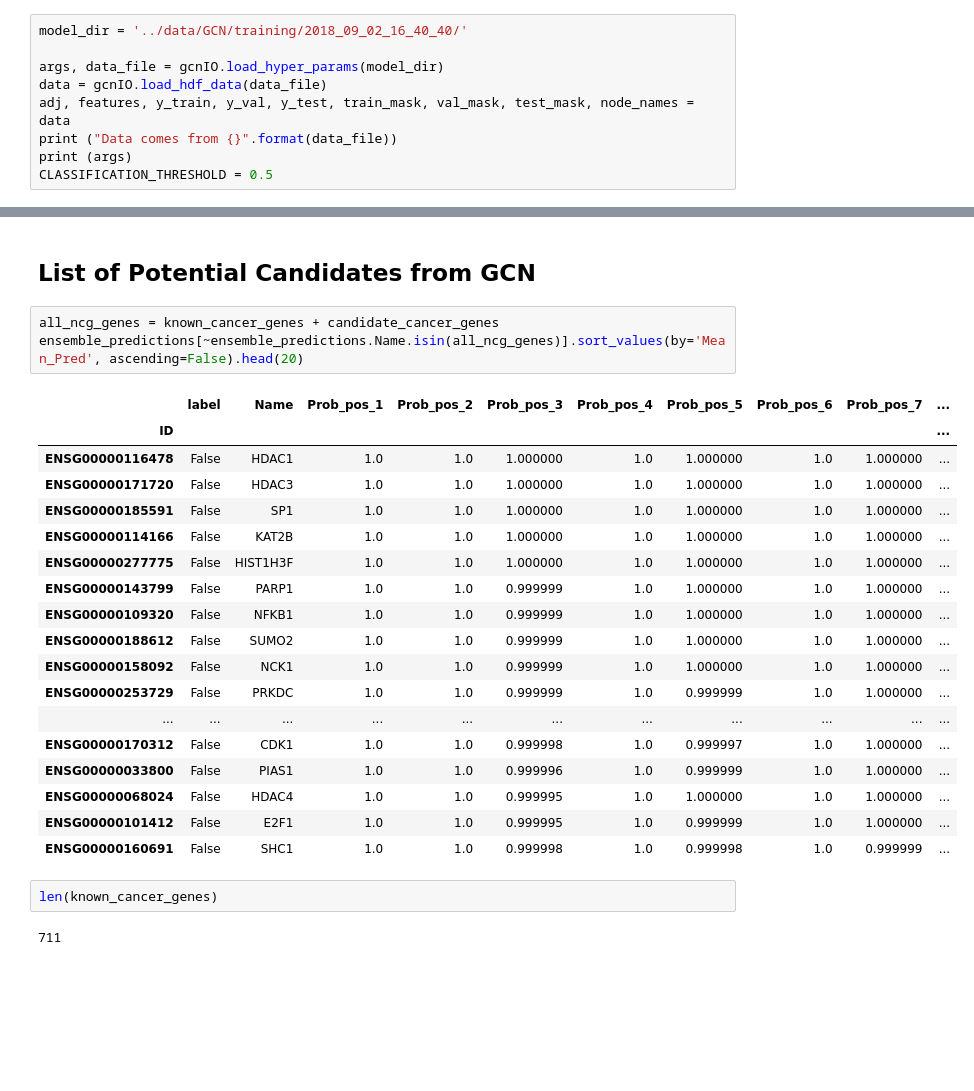
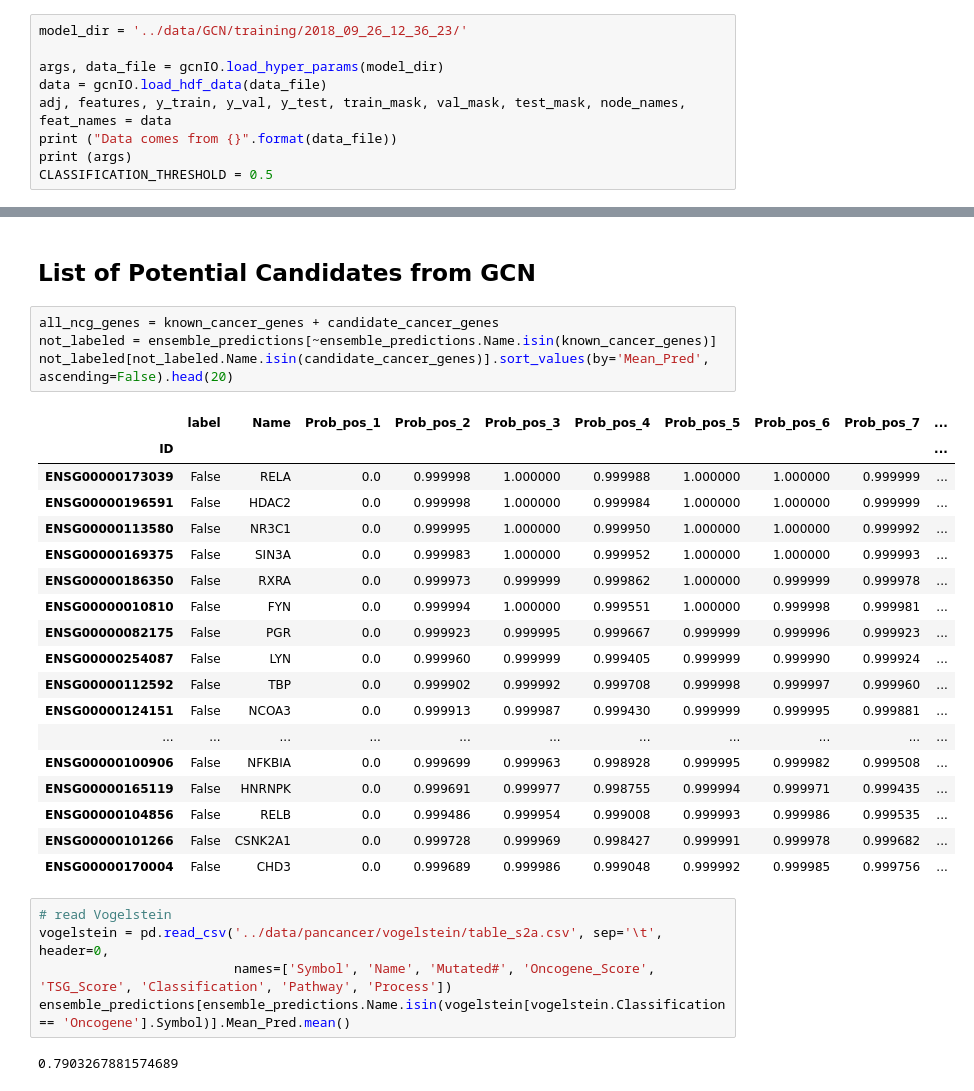
Before and after one commit to schulter/EMOGI, a Jupyter notebook: GCN/cv_performance.ipynb, the cells around one changed output, grey strips where cells are left out. Drawn from its saved outputs; the diff is of its cells as text; blank space fills up the shorter version.

```diff
--- a/GCN/cv_performance.ipynb
+++ b/GCN/cv_performance.ipynb
@@ -15,11 +15,11 @@ plt.rc('font', family='Times New Roman')
 import matplotlib_venn
 %matplotlib inline
 # %%
-model_dir = '../data/GCN/training/2018_09_02_16_40_40/'
+model_dir = '../data/GCN/training/2018_09_26_12_36_23/'
 
 args, data_file = gcnIO.load_hyper_params(model_dir)
 data = gcnIO.load_hdf_data(data_file)
-adj, features, y_train, y_val, y_test, train_mask, val_mask, test_mask, node_names = data
+adj, features, y_train, y_val, y_test, train_mask, val_mask, test_mask, node_names, feat_names = data
 print ("Data comes from {}".format(data_file))
 print (args)
 CLASSIFICATION_THRESHOLD = 0.5
@@ -241,27 +252,31 @@ fig.savefig(os.path.join(model_dir, 'overlap_NCG_genes.png'), dpi=300)
 ## List of Potential Candidates from GCN
 # %%
 all_ncg_genes = known_cancer_genes + candidate_cancer_genes
-ensemble_predictions[~ensemble_predictions.Name.isin(all_ncg_genes)].sort_values(by='Mean_Pred', ascending=False).head(20)
+not_labeled = ensemble_predictions[~ensemble_predictions.Name.isin(known_cancer_genes)]
+not_labeled[not_labeled.Name.isin(candidate_cancer_genes)].sort_values(by='Mean_Pred', ascending=False).head(20)
 # %% [output]
 |  | label | Name | Prob_pos_1 | Prob_pos_2 | Prob_pos_3 | Prob_pos_4 | Prob_pos_5 | Prob_pos_6 | Prob_pos_7 | ... |
 | ID |  |  |  |  |  |  |  |  |  | ... |
-| ENSG00000116478 | False | HDAC1 | 1.0 | 1.0 | 1.000000 | 1.0 | 1.000000 | 1.0 | 1.000000 | ... |
-| ENSG00000171720 | False | HDAC3 | 1.0 | 1.0 | 1.000000 | 1.0 | 1.000000 | 1.0 | 1.000000 | ... |
-| ENSG00000185591 | False | SP1 | 1.0 | 1.0 | 1.000000 | 1.0 | 1.000000 | 1.0 | 1.000000 | ... |
-| ENSG00000114166 | False | KAT2B | 1.0 | 1.0 | 1.000000 | 1.0 | 1.000000 | 1.0 | 1.000000 | ... |
-| ENSG00000277775 | False | HIST1H3F | 1.0 | 1.0 | 1.000000 | 1.0 | 1.000000 | 1.0 | 1.000000 | ... |
-| ENSG00000143799 | False | PARP1 | 1.0 | 1.0 | 0.999999 | 1.0 | 1.000000 | 1.0 | 1.000000 | ... |
-| ENSG00000109320 | False | NFKB1 | 1.0 | 1.0 | 0.999999 | 1.0 | 1.000000 | 1.0 | 1.000000 | ... |
-| ENSG00000188612 | False | SUMO2 | 1.0 | 1.0 | 0.999999 | 1.0 | 1.000000 | 1.0 | 1.000000 | ... |
-| ENSG00000158092 | False | NCK1 | 1.0 | 1.0 | 0.999999 | 1.0 | 1.000000 | 1.0 | 1.000000 | ... |
-| ENSG00000253729 | False | PRKDC | 1.0 | 1.0 | 0.999999 | 1.0 | 0.999999 | 1.0 | 1.000000 | ... |
+| ENSG00000173039 | False | RELA | 0.0 | 0.999998 | 1.000000 | 0.999988 | 1.000000 | 1.000000 | 0.999999 | ... |
+| ENSG00000196591 | False | HDAC2 | 0.0 | 0.999998 | 1.000000 | 0.999984 | 1.000000 | 1.000000 | 0.999999 | ... |
+| ENSG00000113580 | False | NR3C1 | 0.0 | 0.999995 | 1.000000 | 0.999950 | 1.000000 | 1.000000 | 0.999992 | ... |
+| ENSG00000169375 | False | SIN3A | 0.0 | 0.999983 | 1.000000 | 0.999952 | 1.000000 | 1.000000 | 0.999993 | ... |
+| ENSG00000186350 | False | RXRA | 0.0 | 0.999973 | 0.999999 | 0.999862 | 1.000000 | 0.999999 | 0.999978 | ... |
+| ENSG00000010810 | False | FYN | 0.0 | 0.999994 | 1.000000 | 0.999551 | 1.000000 | 0.999998 | 0.999981 | ... |
+| ENSG00000082175 | False | PGR | 0.0 | 0.999923 | 0.999995 | 0.999667 | 0.999999 | 0.999996 | 0.999923 | ... |
+| ENSG00000254087 | False | LYN | 0.0 | 0.999960 | 0.999999 | 0.999405 | 0.999999 | 0.999990 | 0.999924 | ... |
+| ENSG00000112592 | False | TBP | 0.0 | 0.999902 | 0.999992 | 0.999708 | 0.999998 | 0.999997 | 0.999960 | ... |
+| ENSG00000124151 | False | NCOA3 | 0.0 | 0.999913 | 0.999987 | 0.999430 | 0.999999 | 0.999995 | 0.999881 | ... |
 | ... | ... | ... | ... | ... | ... | ... | ... | ... | ... | ... |
-| ENSG00000170312 | False | CDK1 | 1.0 | 1.0 | 0.999998 | 1.0 | 0.999997 | 1.0 | 1.000000 | ... |
-| ENSG00000033800 | False | PIAS1 | 1.0 | 1.0 | 0.999996 | 1.0 | 0.999999 | 1.0 | 1.000000 | ... |
-| ENSG00000068024 | False | HDAC4 | 1.0 | 1.0 | 0.999995 | 1.0 | 1.000000 | 1.0 | 1.000000 | ... |
-| ENSG00000101412 | False | E2F1 | 1.0 | 1.0 | 0.999995 | 1.0 | 0.999999 | 1.0 | 1.000000 | ... |
-| ENSG00000160691 | False | SHC1 | 1.0 | 1.0 | 0.999998 | 1.0 | 0.999998 | 1.0 | 0.999999 | ... |
+| ENSG00000100906 | False | NFKBIA | 0.0 | 0.999699 | 0.999963 | 0.998928 | 0.999995 | 0.999982 | 0.999508 | ... |
+| ENSG00000165119 | False | HNRNPK | 0.0 | 0.999691 | 0.999977 | 0.998755 | 0.999994 | 0.999971 | 0.999435 | ... |
+| ENSG00000104856 | False | RELB | 0.0 | 0.999486 | 0.999954 | 0.999008 | 0.999993 | 0.999986 | 0.999535 | ... |
+| ENSG00000101266 | False | CSNK2A1 | 0.0 | 0.999728 | 0.999969 | 0.998427 | 0.999991 | 0.999978 | 0.999682 | ... |
+| ENSG00000170004 | False | CHD3 | 0.0 | 0.999689 | 0.999986 | 0.999048 | 0.999992 | 0.999985 | 0.999756 | ... |
-# %%
-len(known_cancer_genes)
-# %% [output]
-711
+# %%
+# read Vogelstein
+vogelstein = pd.read_csv('../data/pancancer/vogelstein/table_s2a.csv', sep='\t', header=0,
+                         names=['Symbol', 'Name', 'Mutated#', 'Oncogene_Score', 'TSG_Score', 'Classification', 'Pathway', 'Process'])
+ensemble_predictions[ensemble_predictions.Name.isin(vogelstein[vogelstein.Classification == 'Oncogene'].Symbol)].Mean_Pred.mean()
+# %% [output]
+0.7903267881574689
```
Also changed, not shown: parts of 6 cells of this notebook, 3 other files.
